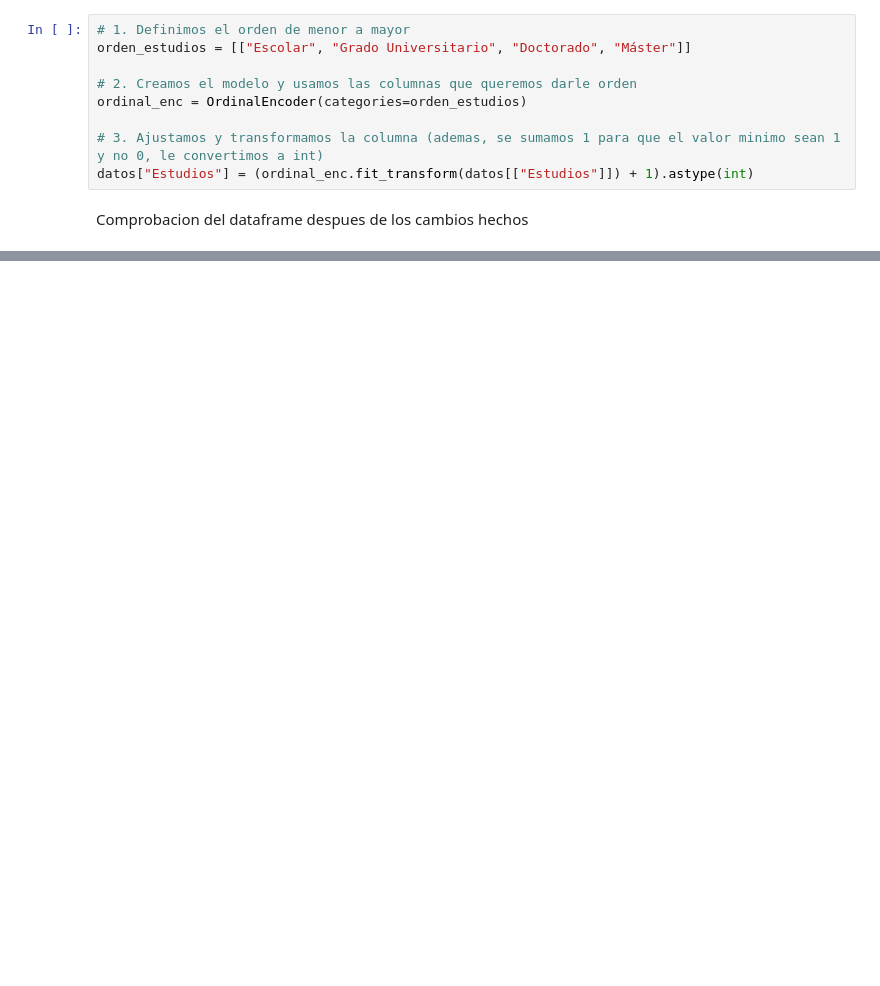
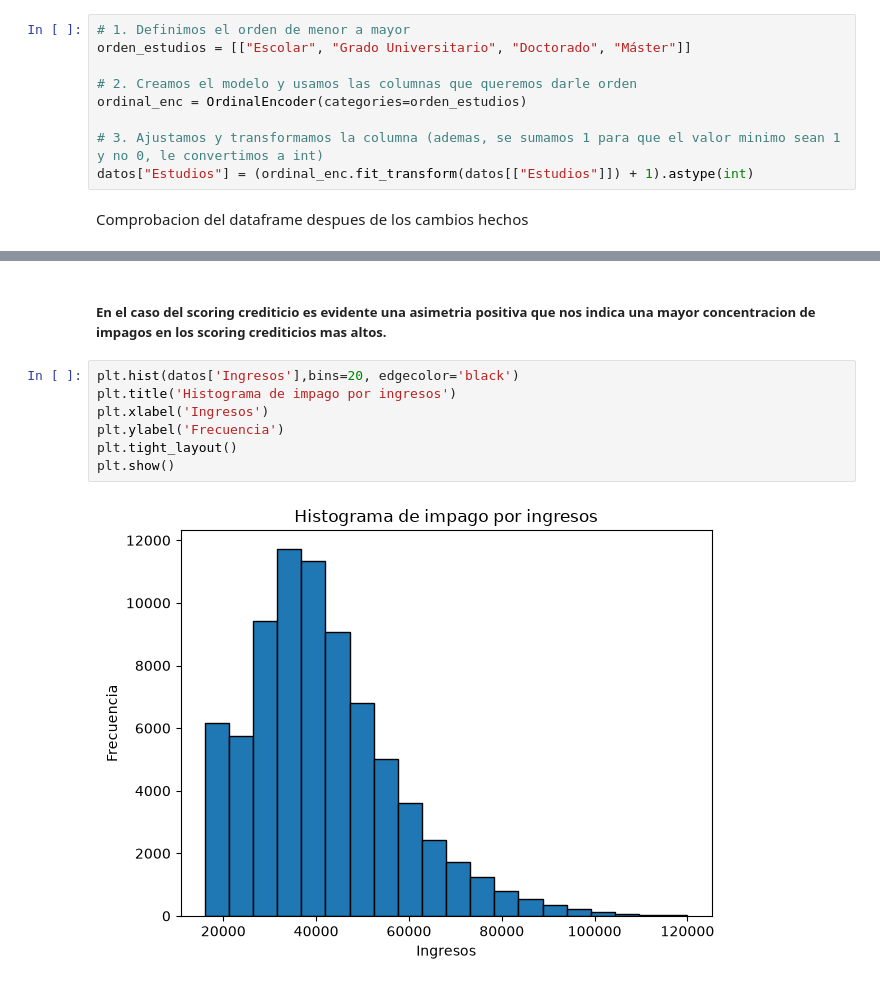
Before and after one commit to nereaaloria-ctrl/RETO-5-Verde-Claro, a Jupyter notebook: tratamiento de datos.ipynb, the cells around one changed output, grey strips where cells are left out. Saved outputs shown, nothing was run; the diff lists cells and outputs as text; blank space fills up the shorter version.

```diff
--- a/tratamiento de datos.ipynb
+++ b/tratamiento de datos.ipynb
@@ -99,0 +297,11 @@ datos.info()
+# %% [markdown]
+##### En el caso del scoring crediticio es evidente una asimetria positiva que nos indica una mayor concentracion de impagos en los scoring crediticios mas altos.
+# %%
+plt.hist(datos['Ingresos'],bins=20, edgecolor='black')
+plt.title('Histograma de impago por ingresos')
+plt.xlabel('Ingresos')
+plt.ylabel('Frecuencia')
+plt.tight_layout()
+plt.show()
+# %% [output]
+[figure, added]
```
Also changed, not shown: parts of 30 cells of this notebook.
